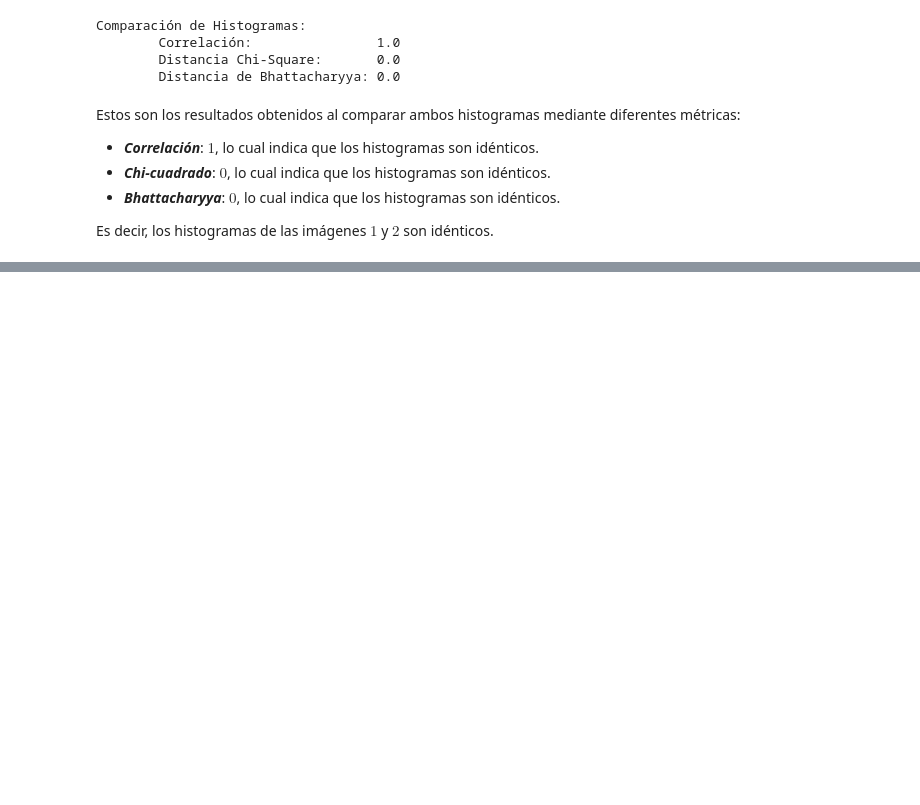
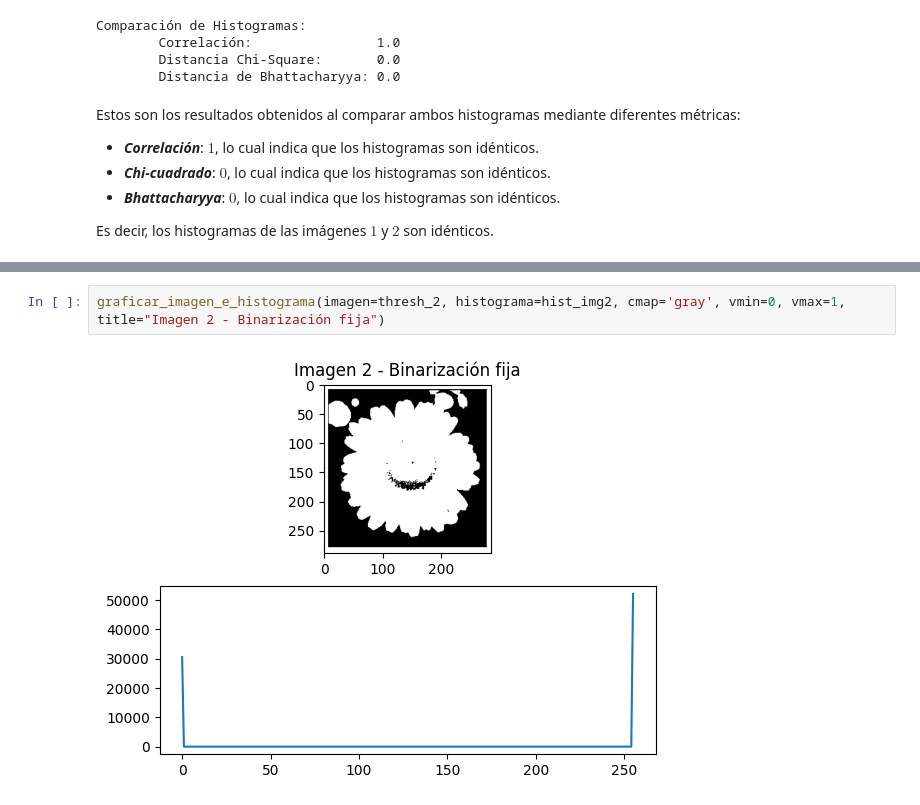
Before and after one commit to gasper-az/vision_computadora_I, a Jupyter notebook: resolucion_tps/TP1/resolucion.ipynb, the cells around one changed output, grey strips where cells are left out. Saved outputs shown, nothing was run; the diff lists cells and outputs as text; blank space fills up the shorter version.

```diff
--- a/resolucion_tps/TP1/resolucion.ipynb
+++ b/resolucion_tps/TP1/resolucion.ipynb
@@ -95,0 +150,4 @@ Es decir, los histogramas de las imágenes $1$ y $2$ son idénticos.
+# %%
+graficar_imagen_e_histograma(imagen=thresh_2, histograma=hist_img2, cmap='gray', vmin=0, vmax=1, title="Imagen 2 - Binarización fija")
+# %% [output]
+[figure, added]
```
Also changed, not shown: parts of 21 cells of this notebook, 1 other file.
